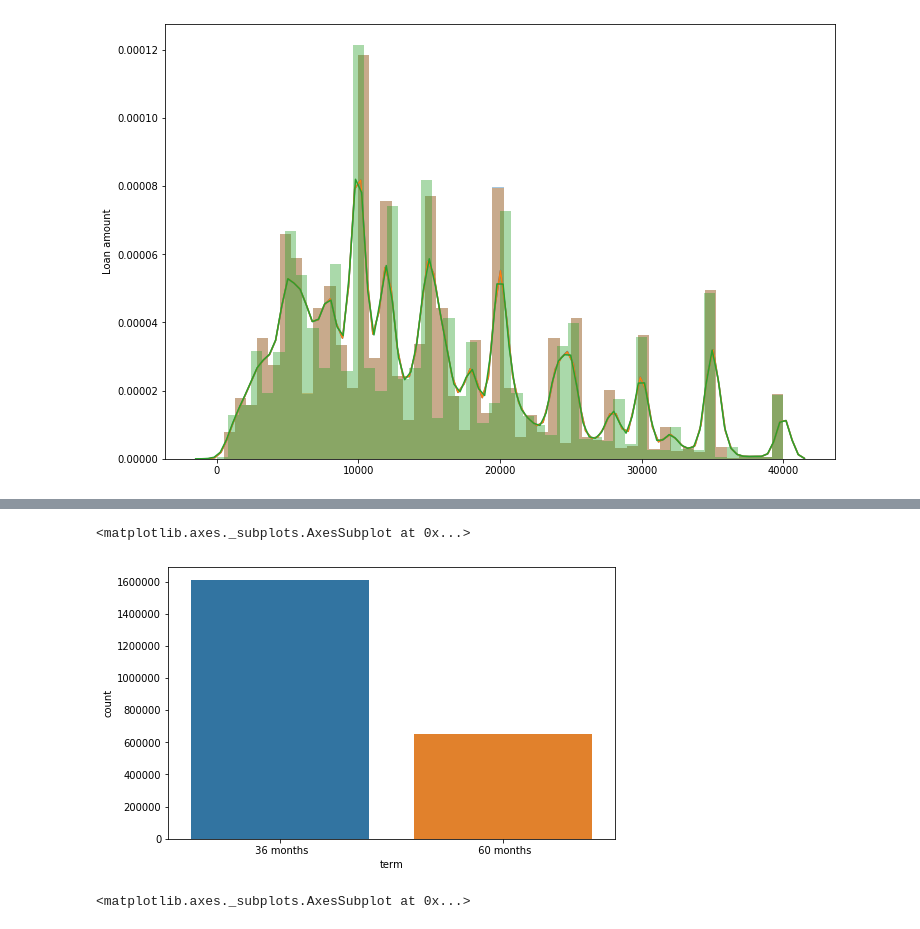
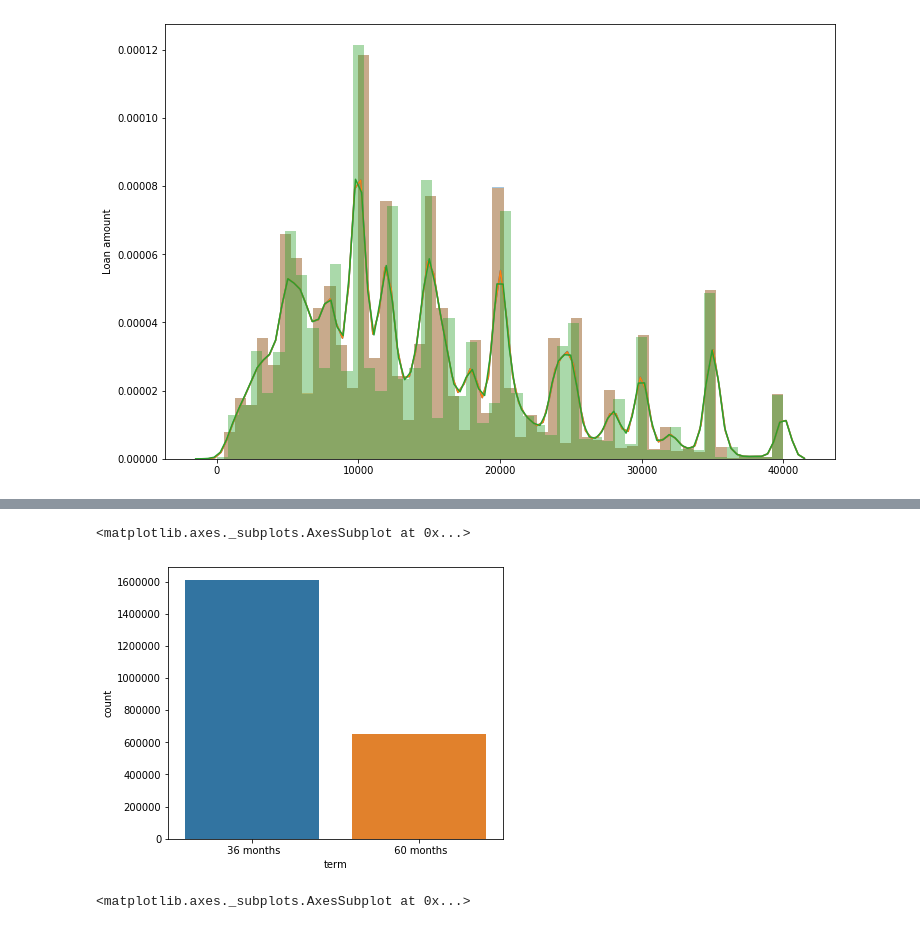
Before and after one commit to chihongtao91/loan_prediction, a Jupyter notebook: data_exploration.ipynb, the cells around one changed output, grey strips where cells are left out. Saved outputs shown, nothing was run; the diff lists cells and outputs as text; code cells hidden in the pictures.

```diff
--- a/data_exploration.ipynb
+++ b/data_exploration.ipynb
@@ -90,6 +95,6 @@ x_label.set_visible(False)
 # %%
 # Plot the term of the loans applied, in terms of percentage over all loans
 print (df['term'].value_counts(normalize=True))
-plt.figure(figsize=(8,5))
+plt.figure(figsize=(6,5))
 sns.countplot(df['term'])
 # %% [output]
@@ -98,6 +103,6 @@ sns.countplot(df['term'])
 Name: term, dtype: float64
 <matplotlib.axes._subplots.AxesSubplot at 0x...>
-[figure, old version]
+[figure, new version]
 # %%
 # Extract the year & month from issue_d and plot the average loan amount with respect to year
 df['issue_y'] = pd.to_datetime(df['issue_d'], format='%b-%Y', errors='coerce').apply(lambda x: x.year)
```
Also changed, not shown: parts of 66 cells of this notebook, 1 other file.
